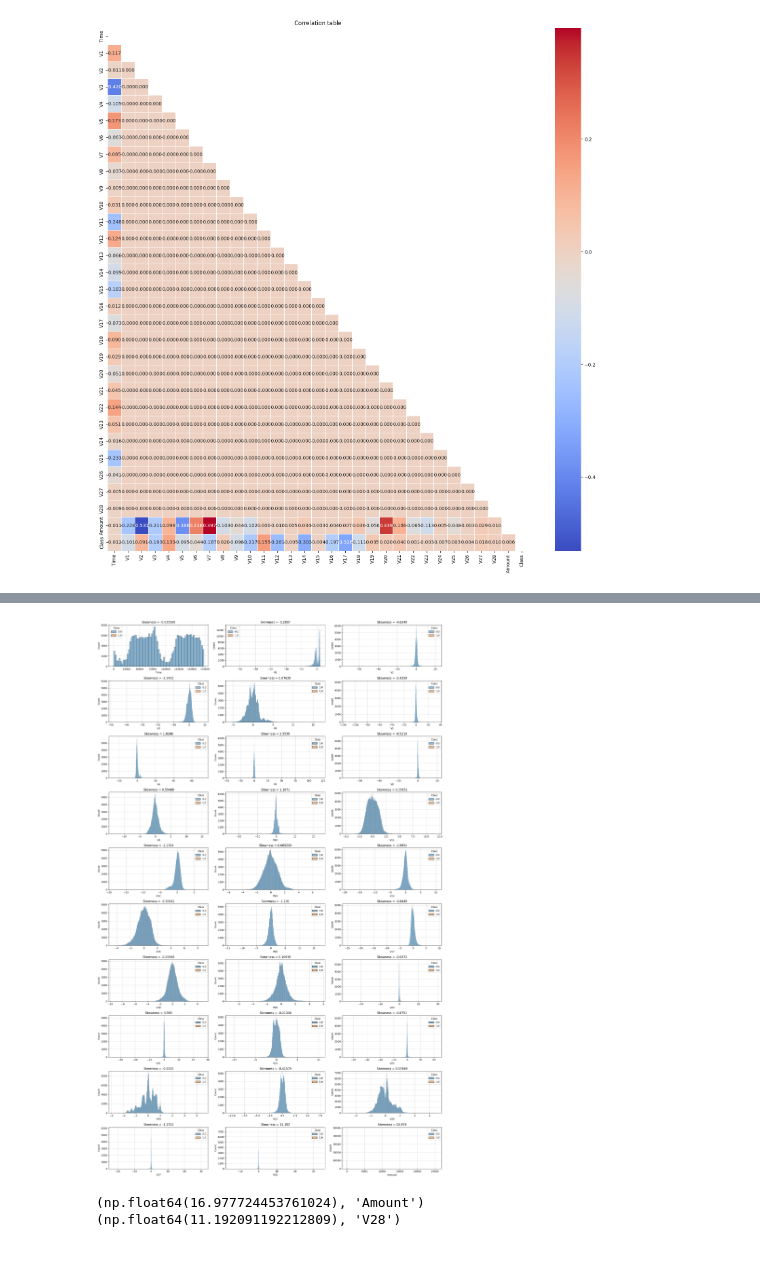
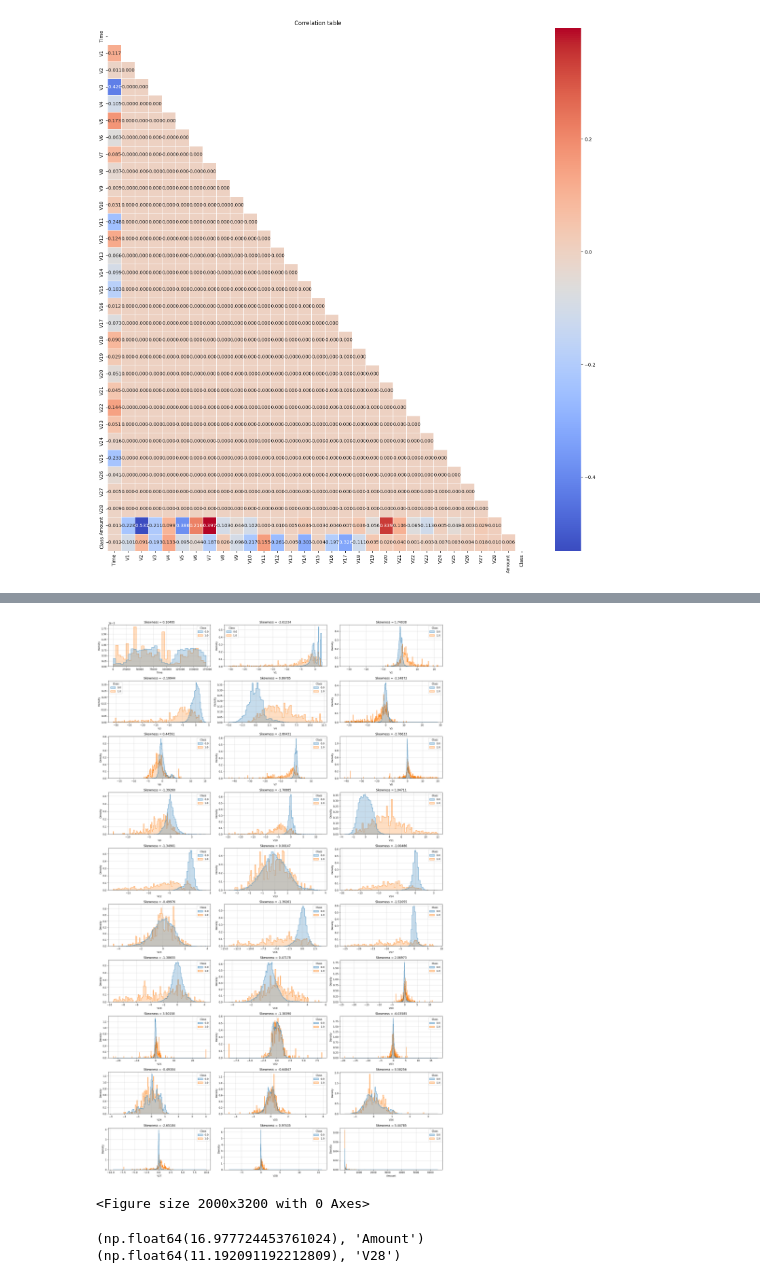
Before and after one commit to rcalabro/senac-pos-ia-ml, a Jupyter notebook: project-credit-card-fraud/0-data-analysis.ipynb, the cells around one changed output, grey strips where cells are left out. Saved outputs shown, nothing was run; the diff lists cells and outputs as text; code cells hidden in the pictures.

```diff
--- a/project-credit-card-fraud/0-data-analysis.ipynb
+++ b/project-credit-card-fraud/0-data-analysis.ipynb
@@ -224,23 +218,42 @@ A matriz de correlação revela que a maioria das variáveis apresenta correlaç
 #### Conclusão
 
 Apesar de algumas variáveis aparentarem baixa variância ou correlação nula, não há, com base apenas na matriz de correlação, evidência suficiente para descartar nenhuma das colunas. Como os dados passaram por PCA e todas as variáveis foram construídas para capturar diferentes direções de variância no espaço original, **todas as colunas podem ser potencialmente úteis na modelagem**.
+# %%
+from sklearn.utils import resample
+
+df_majority = raw_data[raw_data["Class"] == 0]
+df_minority = raw_data[raw_data["Class"] == 1]
+
+DATA_VIZ_SAMPLES = 25000
+
+df_minority_sample = resample(
+    df_minority,
+    replace=True,
+    n_samples=DATA_VIZ_SAMPLES,
+    random_state=42
+)
+df_majority_sample = df_majority.sample(DATA_VIZ_SAMPLES, random_state=42)
+df_viz = pd.concat([df_majority_sample, df_minority_sample])
 # %%
-figure = plt.figure(figsize = (20, 32))
+figure = plt.figure(figsize=(20, 32))
 rows, cols = 10, 3
 
-for id, feature in enumerate(raw_data.columns[:-1]):
+for id, feature in enumerate(df_viz.columns[:-1]):
     ax = figure.add_subplot(rows, cols, id + 1)
-    ax.grid(alpha = 0.5, axis = "both")
-    ax.set_title(f"Skewness = {raw_data[feature].skew(axis = 0, skipna = False):.{5}}")
-
-    sns.histplot(data = raw_data, x = feature, hue = "Class")
-
+    ax.grid(alpha=0.5, axis="both")
+    ax.set_title(f"Skewness = {df_viz[feature].skew():.5f}")
+    sns.histplot(data=df_viz, x=feature, hue="Class", element="step", stat="density", common_norm=False)
     ax.set_xlabel(feature)
 
 figure.tight_layout()
-figure.show()
+plt.show()
+
+
+figure = plt.figure(figsize = (20, 32))
+rows, cols = 10, 3
 # %% [output]
-[figure, old version]
+[figure, new version]
+<Figure size 2000x3200 with 0 Axes>
 # %%
 skewness = [
     (raw_data[feature].skew(axis=0, skipna=False), feature)
```
Also changed, not shown: parts of 20 cells of this notebook.
